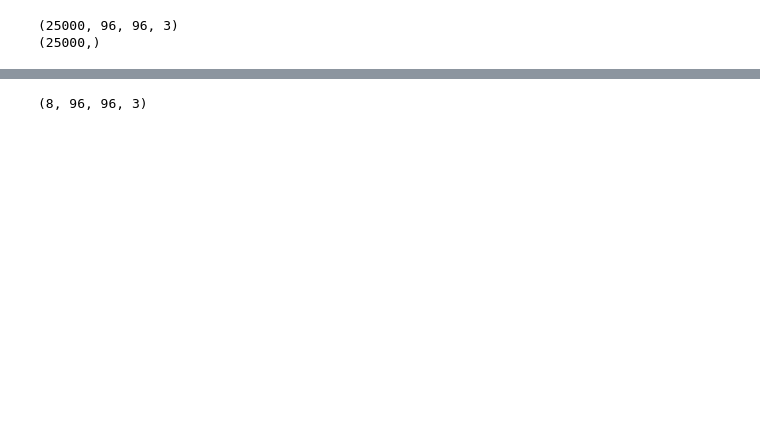
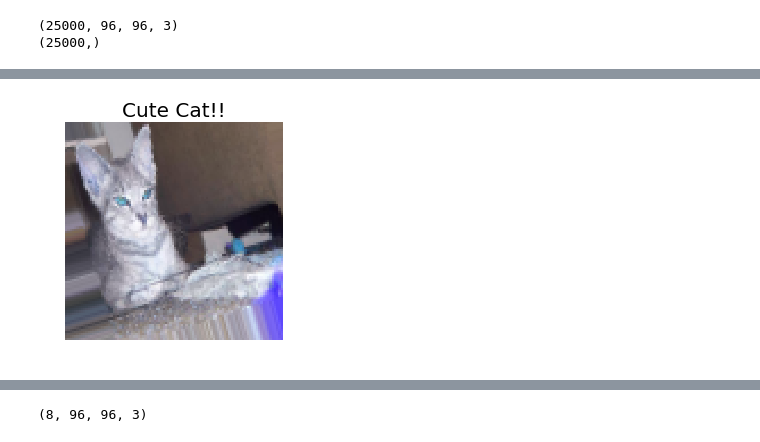
Before and after one commit to taenyun93/SKKU-2018-2-Introduction-To-AI-Kaggle-Project, a Jupyter notebook: cat_dog_classifier/cat_dog_classifier.ipynb, the cells around one changed output, grey strips where cells are left out. Saved outputs shown, nothing was run; the diff lists cells and outputs as text; code cells hidden in the pictures; blank space fills up the shorter version.

```diff
--- a/cat_dog_classifier/cat_dog_classifier.ipynb
+++ b/cat_dog_classifier/cat_dog_classifier.ipynb
@@ -185,0 +920,16 @@ Epoch 4/4
+# %%
+
+pixels = data2_test[0]
+if label2_test[0] == 1:
+    specie = "Dog"
+else:
+    specie = "Cat"
+
+
+
+plt.title('Cute ' + specie + '!!',fontsize = 20)
+plt.imshow(pixels)
+plt.axis('off')
+plt.show()
+# %% [output]
+[figure, added]
```
Also changed, not shown: parts of 139 cells of this notebook, 52 other files.
